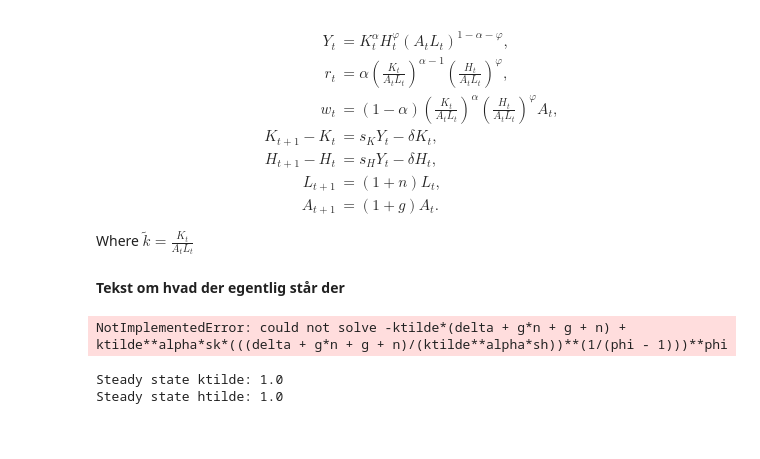
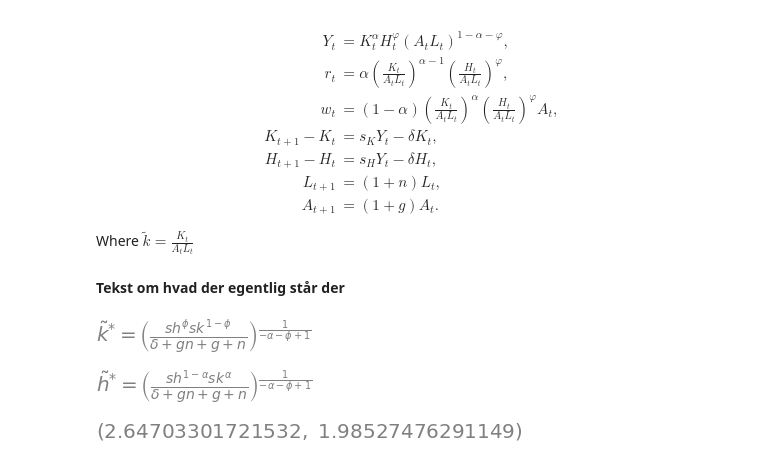
Before and after one commit to NumEconCopenhagen/projects-2023-de-slemme-programmeringsrotter, a Jupyter notebook: modelproject/modelproject.ipynb, the cells around one changed output. Saved outputs shown, nothing was run; the diff lists cells and outputs as text; code cells hidden in the pictures.

```diff
--- a/modelproject/modelproject.ipynb
+++ b/modelproject/modelproject.ipynb
@@ -190,8 +207,10 @@ Where $\tilde k = \frac{K_t}{A_tL_t}$
 # %%
 #We define all symbols
 k = sm.symbols('k') #physical capital
+ktildestar = sm.symbols('ktilde^*') #physical capital
 ktilde = sm.symbols('ktilde') #physical capital per effective worker
 htilde = sm.symbols('htilde') #human capital per effective worker
+htildestar = sm.symbols('htilde^*') #Steady state human capital
 h = sm.symbols('h') #human capital
 alpha = sm.symbols('alpha') #return on physical capital
 phi = sm.symbols('phi') #return on human capital
@@ -200,24 +219,23 @@ sh = sm.symbols('sh') #savings/investment rate in human capital
 sk = sm.symbols('sk') #savings/investment rate in physical capital
 g = sm.symbols('g') #growth in technology
 n = sm.symbols('n') #growth in labour force
-# %%
-#The we define the steady state equations
-ktilde, htilde, sk, sh, alpha, phi, n, g, delta = sm.symbols('ktilde htilde sk sh alpha phi n g delta')
-
-solow_ktilde = sm.Eq((sk * ktilde**alpha * htilde**phi - (n + g + delta + n * g) * ktilde) / ((1 + n) * (1 + g)), 0)
-solow_htilde = sm.Eq((sh * ktilde**alpha * htilde**phi - (n + g + delta + n * g) * htilde) / ((1 + n) * (1 + g)), 0)
-# %%
-sss = sm.solve((solow_ktilde, solow_htilde), (ktilde, htilde))
-display(sss)
-# %% [output]
-NotImplementedError: could not solve -ktilde*(delta + g*n + g + n) + ktilde**alpha*sk*(((delta + g*n + g + n)/(ktilde**alpha*sh))**(1/(phi - 1)))**phi
 # %%
-import numpy as np
-from scipy.optimize import fsolve
+# Define the steady state equations
+def solow_ktilde_eq(ktilde, htilde, sk, sh, alpha, phi, n, g, delta):
+    return (sk * np.power(ktilde, alpha) * np.power(htilde, phi) - (n + g + delta + n * g) * ktilde)
 
-# Define the Solow equations
-def solow_ktilde_eq(ktilde, htilde, sk, alpha, phi, n, g, delta):
-    return (sk * ktilde**alpha * htilde**phi - (n + g + delta + n * g) * ktilde) / ((1 + n) * (1 + g))
+def solow_htilde_eq(ktilde, htilde, sk, sh, alpha, phi, n, g, delta):
+    return (sh * np.power(ktilde, alpha) * np.power(htilde, phi) - (n + g + delta + n * g) * htilde)
+# Define the steady state expressions for ktilde and htilde
+ktilde_ss_expr = (sk**(1-phi) * sh**phi / (n + g + delta + n * g))**(1/(1 - alpha - phi))
+htilde_ss_expr = (sk**alpha * sh**(1-alpha) / (n + g + delta + n * g))**(1/(1 - alpha - phi))
 
-def solow_htilde_eq(ktilde, htilde, sh, alpha, phi, n, g, delta):
-    return (sh * ktilde**alpha * htilde**phi - (n + g + delta + n * g) * htilde) / ((1 + n) * (1 + g))
+steady_state_ktilde = sm.Eq(ktildestar, ktilde_ss_expr)
+steady_state_htilde = sm.Eq(htildestar, htilde_ss_expr)
+
+
+
+display(steady_state_ktilde, steady_state_htilde)
+# %% [output]
+[figure, added]
+[figure, added]
@@ -255,7 +242,25 @@ def solow_steady_state(params):
-# %%
-ktilde_ss, htilde_ss = solow_steady_state(params)
-print(f'Steady state ktilde: {ktilde_ss}')
-print(f'Steady state htilde: {htilde_ss}')
-# %% [output]
-Steady state ktilde: 1.0
-Steady state htilde: 1.0
+# %%
+# Set the values for the parameters
+sk_val = 0.4
+sh_val = 0.3
+alpha_val = 0.4
+phi_val = 0.3
+n_val = 0.02
+g_val = 0.2
+delta_val = 0.05
+
+# Define the equations with the given values for the parameters
+eq1 = lambda x: solow_ktilde_eq(x[0], x[1], sk_val, sh_val, alpha_val, phi_val, n_val, g_val, delta_val)
+eq2 = lambda x: solow_htilde_eq(x[0], x[1], sk_val, sh_val, alpha_val, phi_val, n_val, g_val, delta_val)
+
+# Initial guess for the solver
+x0 = np.array([1, 1])
+
+# Solve the equations
+solution = optimize.fsolve(lambda x: [eq1(x), eq2(x)], x0)
+
+# Display the steady-state values of ktilde and htilde
+ktilde_ss, htilde_ss = solution
+display((ktilde_ss, htilde_ss))
+# %% [output]
+[figure, added]
```
Also changed, not shown: parts of 10 cells of this notebook.
